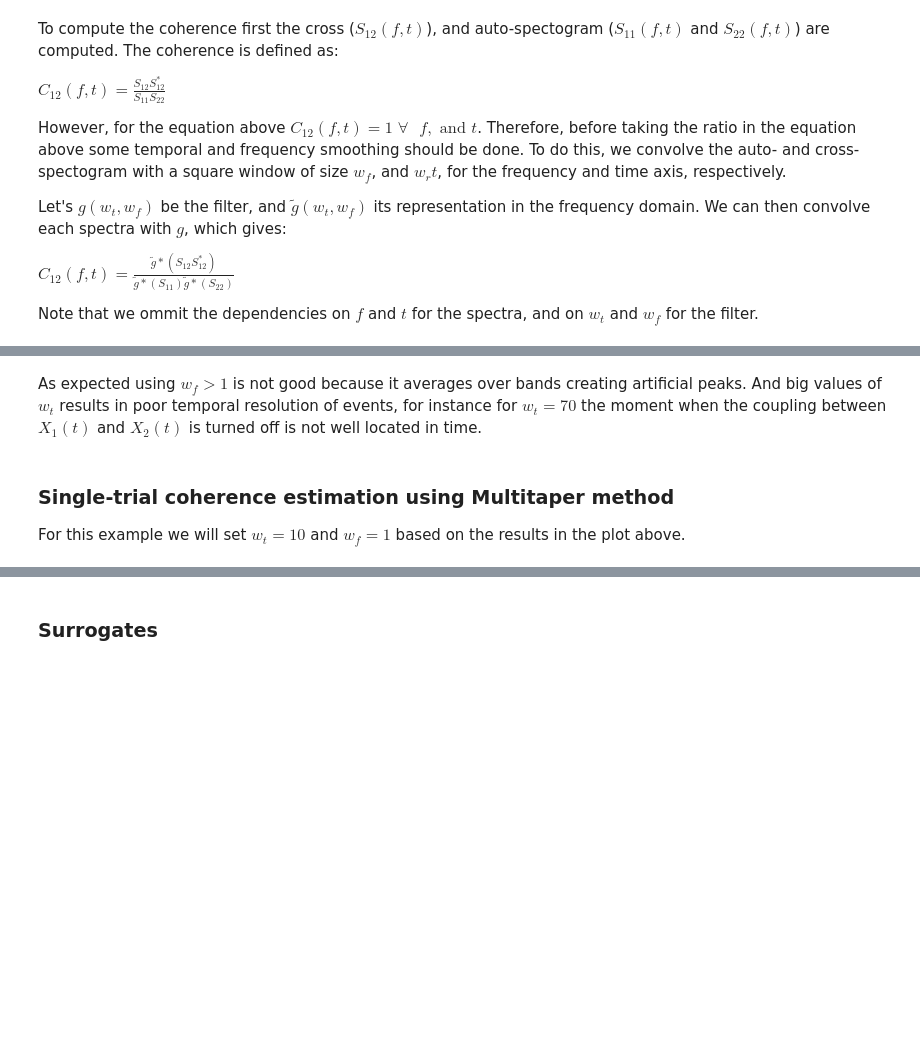
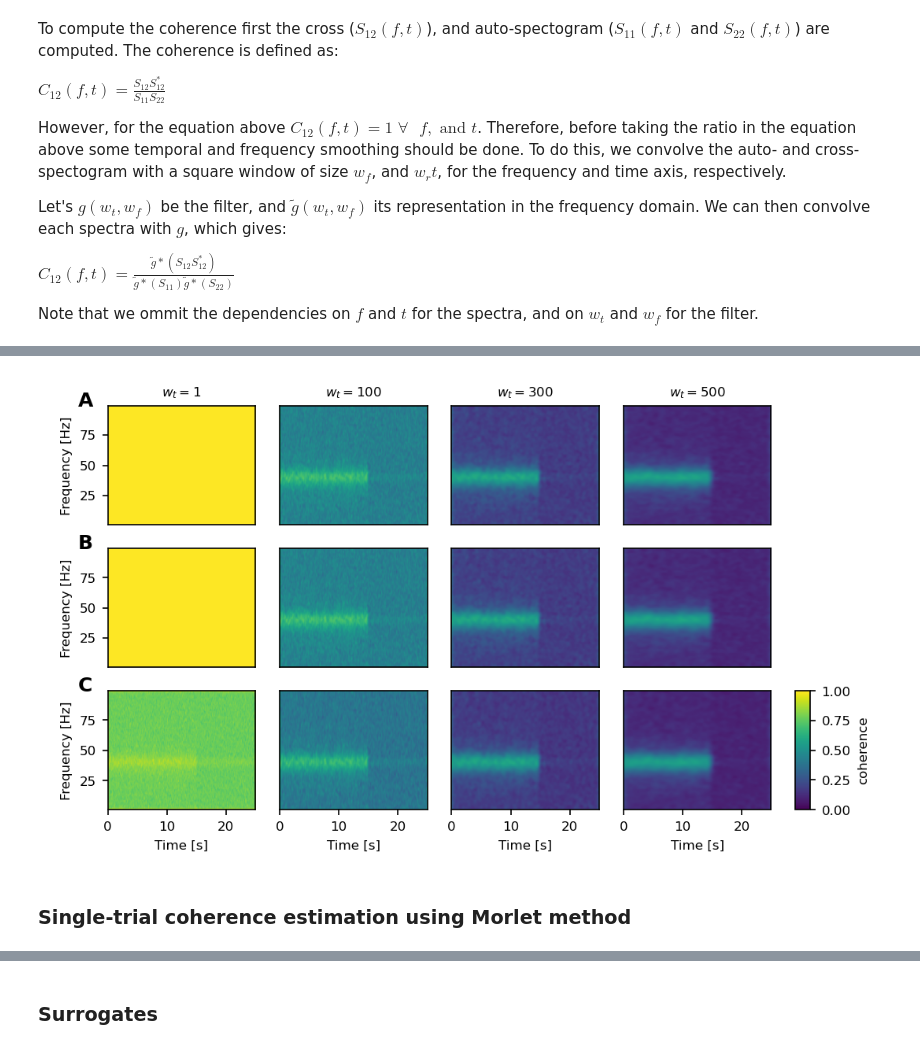
Before and after one commit to ViniciusLima94/GrayData-Analysis, a Jupyter notebook: notebooks/3.0.1. Example coherence computation.ipynb, the cells around one changed output, grey strips where cells are left out. Cells and saved outputs as stored; diff of their text form; code cells hidden in the pictures; blank space fills up the shorter version.

```diff
--- a/notebooks/3.0.1. Example coherence computation.ipynb
+++ b/notebooks/3.0.1. Example coherence computation.ipynb
@@ -25,2 +29,4 @@ import matplotlib.pyplot     as     plt
 from   tqdm                  import tqdm
 from   xfrites.conn.conn_coh import conn_coherence_wav
+# %%
+SMALL_SIZE, MEDIUM_SIZE, BIGGER_SIZE = plot.set_plot_config()
@@ -146,3 +156,4 @@ the equation above.
 Below we show the results for the Morlet and Multitaper methods, respectively.
 # %%
 win_time = [1, 100, 300, 500]
+win_freq = [1, 3, 5]
@@ -207,14 +159,0 @@ kw['sm_times'] = 300 # Fixing temporal smoothing
-# %%
-plt.figure(figsize=(30,10))
-count = 1
-for i in range(2, 10):
-    kw['mt_bandwidth'] = i
-    coh = conn_coherence_wav(X.values, **kw)
-    plt.subplot(2,4,count)
-    coh.isel(roi=0).mean(dim="trials").plot.imshow(x="times", y="freqs", vmax=.6)
-    if i%2==0: plt.ylabel('Frequency [Hz]', fontsize=15)
-    if i==2 or i==3: plt.xlabel('Time [s]', fontsize=15)
-    plt.title(f'time_bandwidth {i}', fontsize=15)
-    count += 1
-plt.tight_layout()
-plt.savefig('img/coh_test_morlet.pdf', dpi = 600)
@@ -363,6 +159,0 @@ Compute pairwise coherence (n_pairs=1, n_freqs=4, decim=15)
-# %% [markdown]
-As expected using $w_f>1$ is not good because it averages over bands creating artificial peaks. And big values of $w_t$ results in poor temporal resolution of events, for instance for $w_t=70$ the moment when the coupling between $X_1(t)$ and $X_2(t)$ is turned off is not well located in time.
-# %% [markdown]
-### Single-trial coherence estimation using Multitaper method
-
-For this example we will set $w_t = 10$ and $w_f=1$ based on the results in the plot above.
@@ -370,0 +182,51 @@ w_t = 300
+# %%
+fig = plt.figure(figsize=(7., 3.8), dpi=150)
+
+gs1 = fig.add_gridspec(nrows=len(win_freq), ncols=len(win_time)+1, width_ratios=(1,1,1,1,0.1), left=0.07, right=0.92, bottom=0.05, top=0.95)
+
+# Panel A
+ax1 = plt.subplot(gs1[0])
+ax2 = plt.subplot(gs1[1])
+ax3 = plt.subplot(gs1[2])
+ax4 = plt.subplot(gs1[3])
+ax5 = plt.subplot(gs1[4]) # bar
+ax6 = plt.subplot(gs1[5])
+ax7 = plt.subplot(gs1[6])
+ax8 = plt.subplot(gs1[7])
+ax9 = plt.subplot(gs1[8])
+ax10 = plt.subplot(gs1[9]) # bar
+ax11 = plt.subplot(gs1[10])
+ax12 = plt.subplot(gs1[11])
+ax13 = plt.subplot(gs1[12])
+ax14 = plt.subplot(gs1[13])
+ax15 = plt.subplot(gs1[14]) # bar
+
+plt.sca(ax5)
+plt.axis("off")
+plt.sca(ax10)
+plt.axis("off")
+
+ax_list = fig.get_axes()
+use     = np.array( [0,1,2,3,5,6,7,8,10,11,12,13] )
+comb    = np.array(list(itertools.product(win_freq, win_time)))
+_iter   = np.hstack((use[:,None],comb))
+
+for count, wf, wt in _iter:
+    plot_coh(ax_list[count], wt, wf )
+    if wf < 5: plt.xticks([])
+    if wt > 1: plt.yticks([])
+    if wf==1: plt.title(r"$w_t = $"+str(wt))
+    if wt==1: plt.ylabel("Frequency [Hz]", fontsize=SMALL_SIZE)
+    if wf==5: plt.xlabel("Time [s]", fontsize=SMALL_SIZE)
+
+bg = plot.Background(visible=False)
+
+plot.add_panel_letters(fig, axes=[ax1, ax6, ax11], fontsize=12,
+                       xpos=[-0.2]*3, ypos=[1.0]*3)
+
+norm = matplotlib.colors.Normalize(vmin=0, vmax=1)
+cbar = plt.colorbar(mappable=plt.cm.ScalarMappable(cmap=matplotlib.cm.viridis, norm=norm), cax=ax15, extend=None, shrink=0.1)
+cbar.ax.set_ylabel("coherence", rotation='vertical', fontsize=SMALL_SIZE)
+
+plt.savefig("img/n3.0.1/win_smooth_dependence.png")
+# %% [output]
@@ -371,2 +305,5 @@ w_t = 300
+[figure, added]
+# %% [markdown]
+### Single-trial coherence estimation using Morlet method
 # %%
 kw['sm_times']     = 300
```
Also changed, not shown: parts of 32 cells of this notebook, 3 other files.
